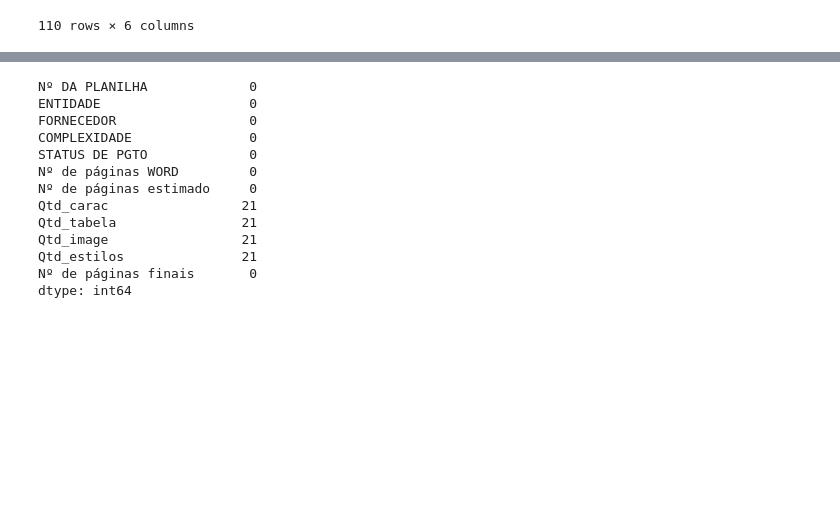
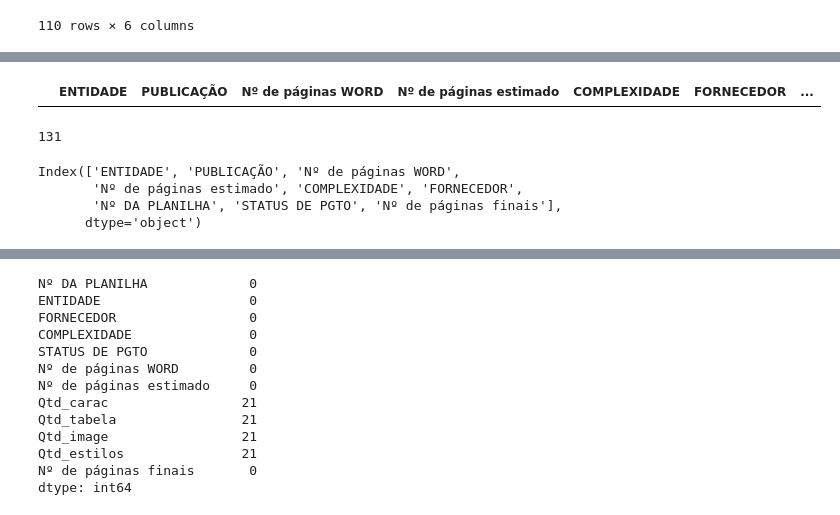
Before and after one commit to WalnerPessoa/Fluxo_Editorial, a Jupyter notebook: testes/make_table.ipynb, the cells around one changed output, grey strips where cells are left out. Saved outputs shown, nothing was run; the diff lists cells and outputs as text; code cells hidden in the pictures; blank space fills up the shorter version.

```diff
--- a/testes/make_table.ipynb
+++ b/testes/make_table.ipynb
@@ -366 +433,7 @@ df
+# %%
+# verificando quantidade de linhas com o coluna N0. da planilha igual a NaN
+
+excelFile2[excelFile2['Nº DA PLANILHA'].isnull()]
+# %% [output]
+|  | ENTIDADE | PUBLICAÇÃO | Nº de páginas WORD | Nº de páginas estimado | COMPLEXIDADE | FORNECEDOR | ... |
 # %%
@@ -369,4 +442,18 @@ df
 # Atenção >>>>>>>> alguns arquivos não passaram pelo método de leitura dos arquivos word e irão gerar valores NAN
 #
 df_final = pd.merge(excelFile2, df, on=['Nº DA PLANILHA'], how='left')
+# %%
+# verificando quantidade de linhas
+
+df_final['Nº DA PLANILHA'].count()
+# %% [output]
+131
+# %%
+# colocando ordem de apresentação das colunas adequada
+excelFile2.columns
+# %% [output]
+Index(['ENTIDADE', 'PUBLICAÇÃO', 'Nº de páginas WORD',
+       'Nº de páginas estimado', 'COMPLEXIDADE', 'FORNECEDOR',
+       'Nº DA PLANILHA', 'STATUS DE PGTO', 'Nº de páginas finais'],
+      dtype='object')
 # %%
```
Also changed, not shown: parts of 23 cells of this notebook, 13 other files.
